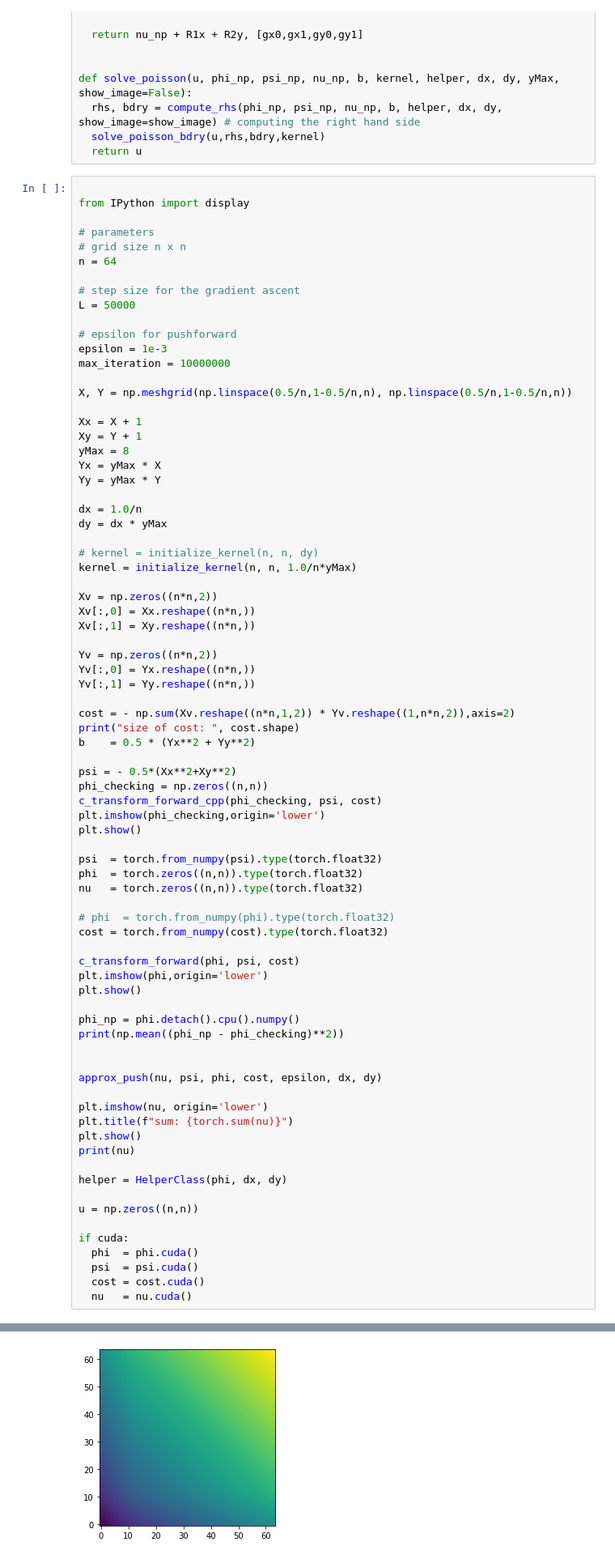
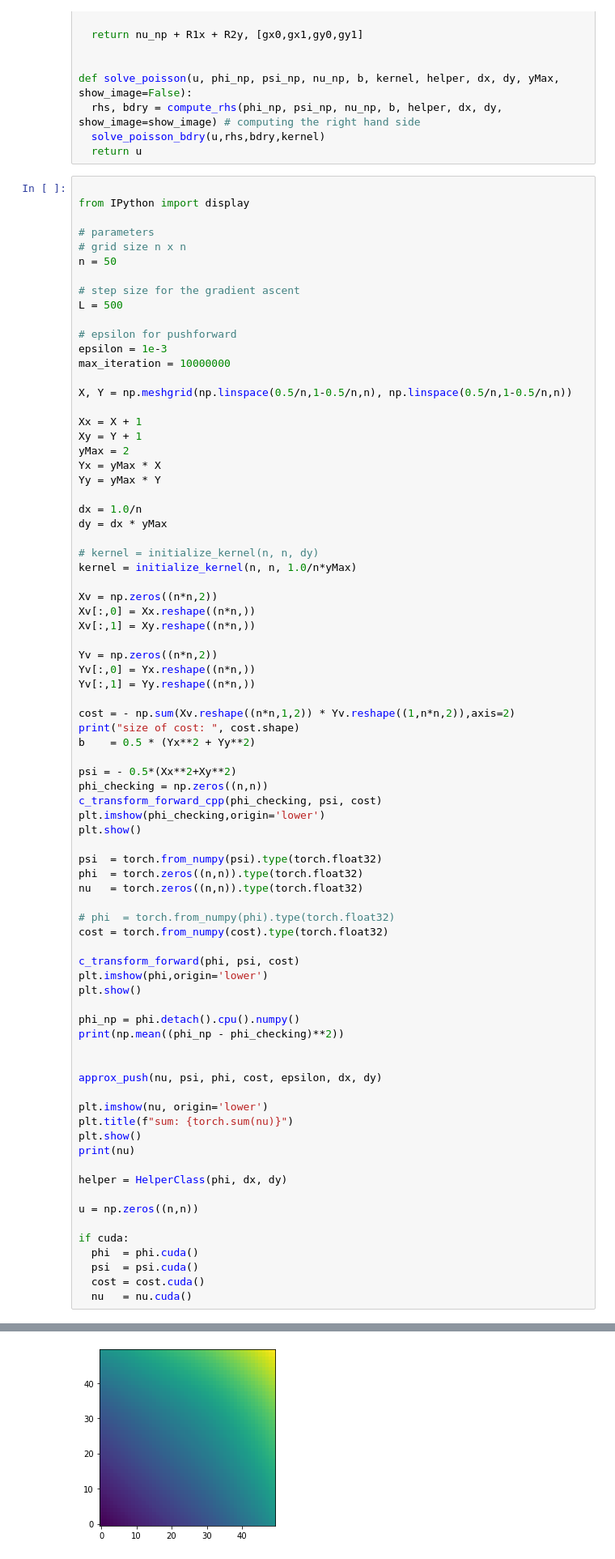
Before and after one commit to wonjunee/screening, a Jupyter notebook: python/screening.ipynb, the cells around one changed output, grey strips where cells are left out. Shown: that part at 81% size. Drawn from its saved outputs; the diff is of its cells as text.

```diff
--- a/python/screening.ipynb
+++ b/python/screening.ipynb
@@ -308,10 +298,10 @@ from IPython import display
 
 # parameters
 # grid size n x n
-n = 64
+n = 50
 
 # step size for the gradient ascent
-L = 50000
+L = 500
 
 # epsilon for pushforward
 epsilon = 1e-3
@@ -321,7 +311,7 @@ X, Y = np.meshgrid(np.linspace(0.5/n,1-0.5/n,n), np.linspace(0.5/n,1-0.5/n,n))
 
 Xx = X + 1
 Xy = Y + 1
-yMax = 8
+yMax = 2
 Yx = yMax * X
 Yy = yMax * Y
 
@@ -385 +375 @@ size of cost:  (4096, 4096)
-[figure, old version]
+[figure, new version]
```
Also changed, not shown: parts of 3 cells of this notebook, 8 other files.
